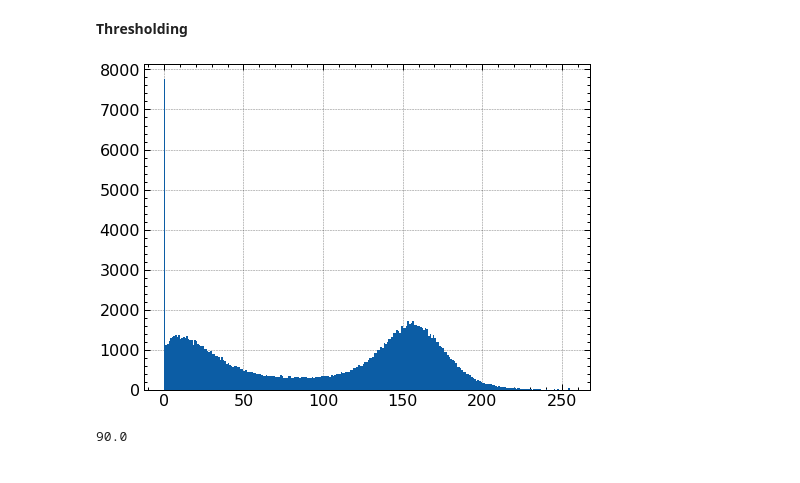
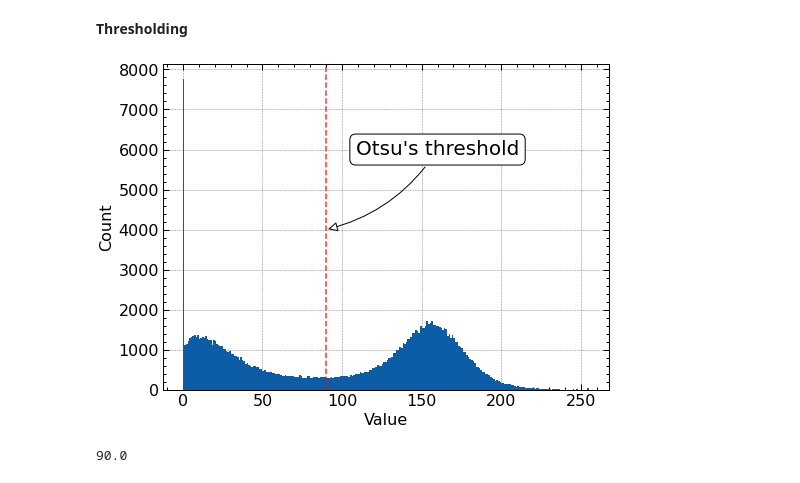
Before and after one commit to BrinthanK/particle_size_analysis, a Jupyter notebook: watershed_method.ipynb, the cells around one changed output. Drawn from its saved outputs; the diff is of its cells as text; code cells hidden in the pictures.

```diff
--- a/watershed_method.ipynb
+++ b/watershed_method.ipynb
@@ -75,9 +75,21 @@ plt.show()
 # %%
 # understanding the manual thresholding value using histogram
 Hist=plt.hist(crop_img.flat, bins=255, range=(0,255))
+plt.xlabel('Value')
+plt.ylabel('Count')
+plt.axvline(90,color ="red", alpha = 0.8, lw = 1.5,linestyle="--")
+ann = plt.annotate("Otsu's threshold",
+                  xy=(90, 4000), xycoords='data',
+                  xytext=(160, 6000), textcoords='data',
+                  size=20, va="center", ha="center",
+                  bbox=dict(boxstyle="round", fc="w"),
+                  arrowprops=dict(arrowstyle="-|>",
+                                  connectionstyle="arc3,rad=-0.2",
+                                  fc="w"),
+                  )
 plt.show(Hist)
 # %% [output]
-[figure, old version]
+[figure, new version]
 # %%
 # read image for opencv works
 img=crop_img
```
Also changed, not shown: parts of 3 cells of this notebook.
